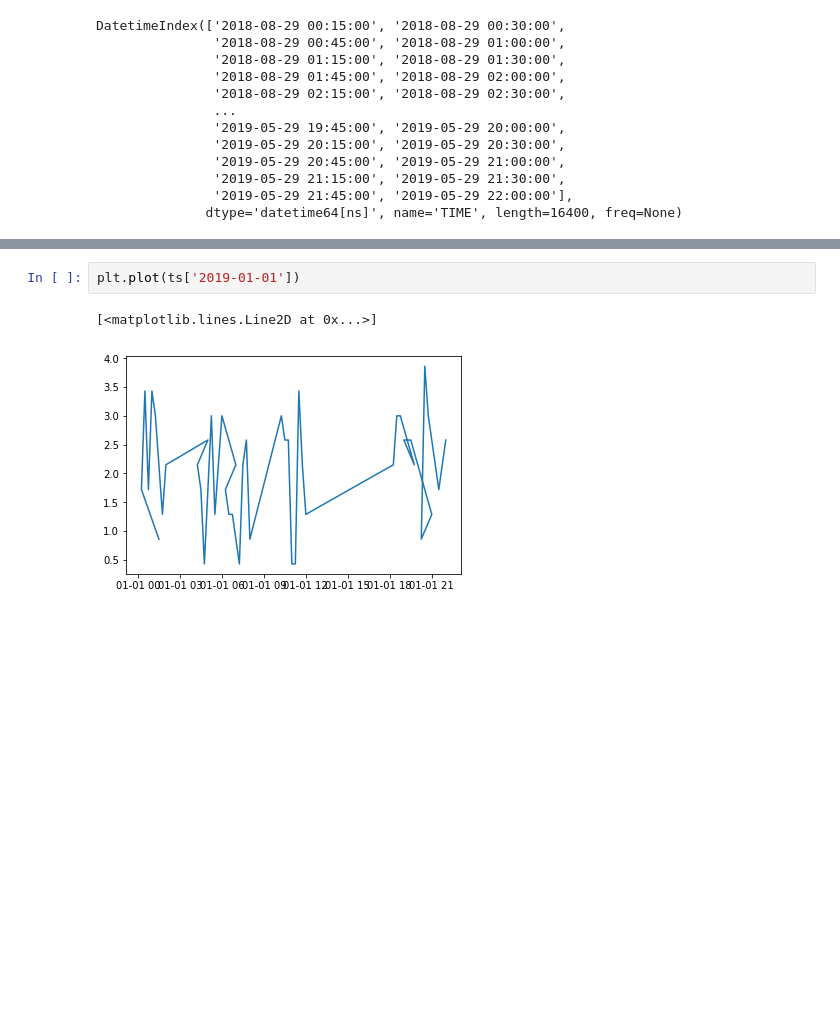
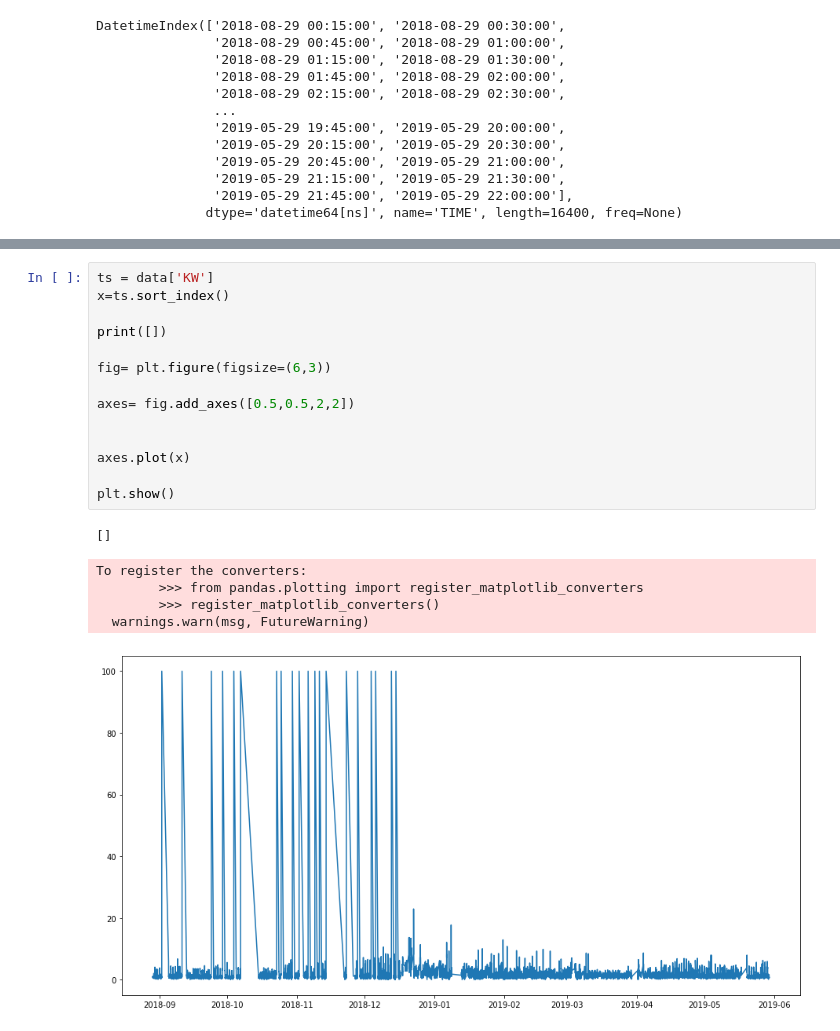
Before and after one commit to kaustav1996/utility_data_analysis, a Jupyter notebook: analyze_csv_data.ipynb, the cells around one changed output, grey strips where cells are left out. Drawn from its saved outputs; the diff is of its cells as text; blank space fills up the shorter version.

```diff
--- a/analyze_csv_data.ipynb
+++ b/analyze_csv_data.ipynb
@@ -92,5 +64,21 @@ Name: KW, dtype: float64
-# %%
-plt.plot(ts['2019-01-01'])
-# %% [output]
-[<matplotlib.lines.Line2D at 0x...>]
-[figure, removed]
+# %%
+ts = data['KW']
+x=ts.sort_index()
+
+print([])
+
+fig= plt.figure(figsize=(6,3))
+
+axes= fig.add_axes([0.5,0.5,2,2])
+
+
+axes.plot(x)
+
+plt.show()
+# %% [output]
+[]
+To register the converters:
+        >>> from pandas.plotting import register_matplotlib_converters
+        >>> register_matplotlib_converters()
+  warnings.warn(msg, FutureWarning)
+[figure, added]
```
Also changed, not shown: parts of 9 cells of this notebook.
